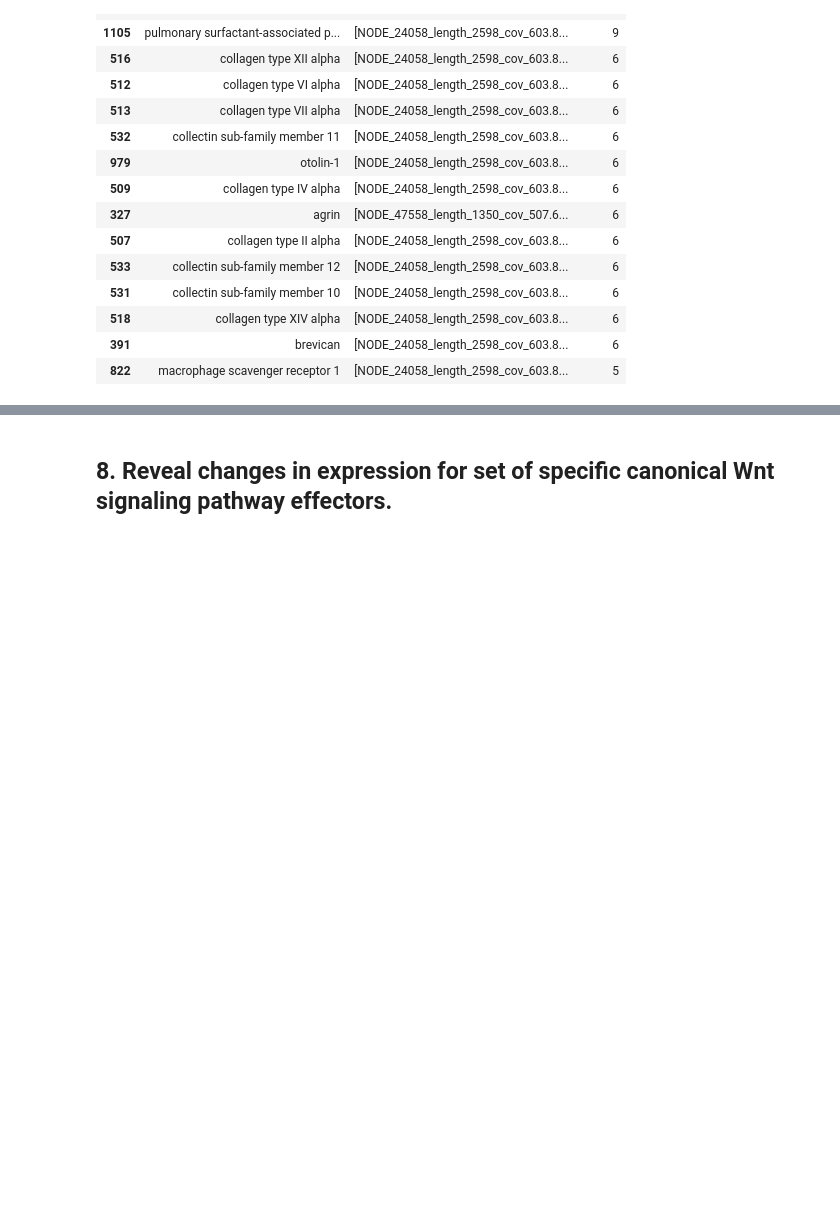
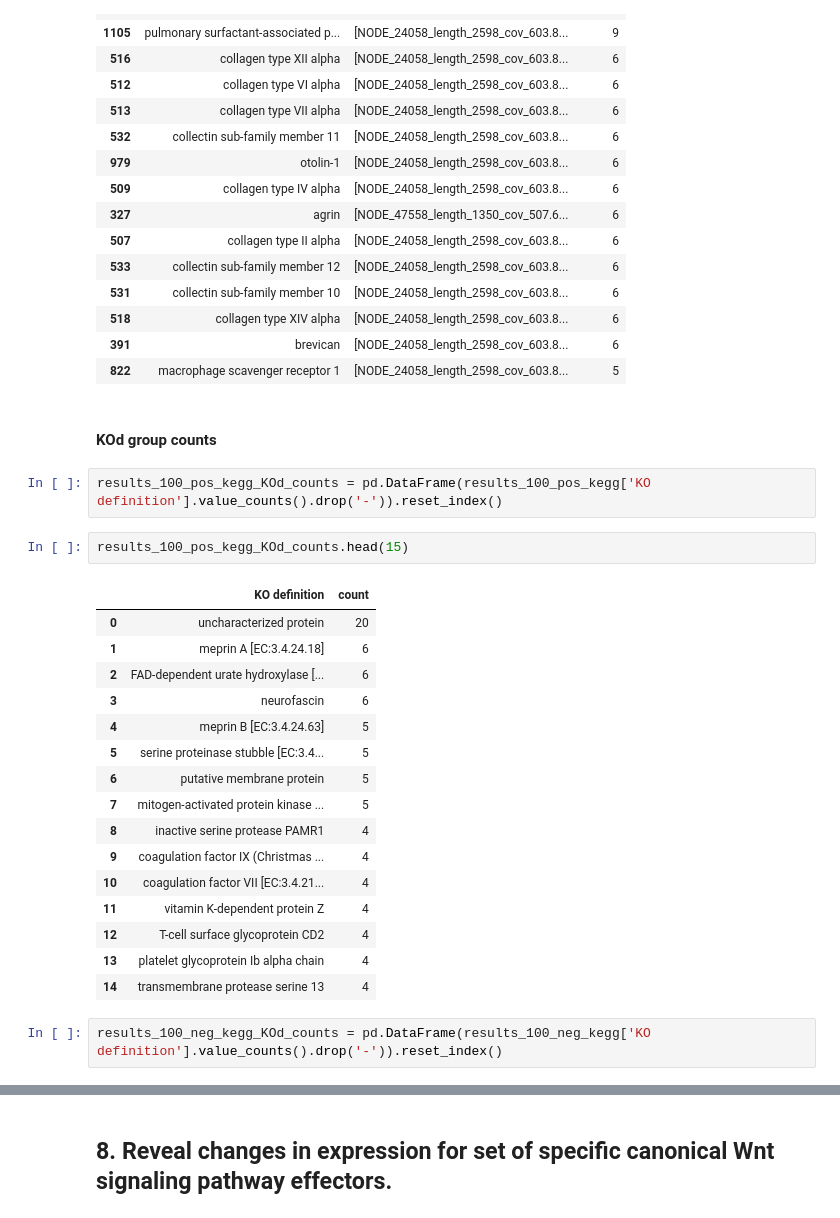
Before and after one commit to angrygeese/DynamenaProject_BI2023-24, a Jupyter notebook: code/Lab_journal_stas_project.ipynb, the cells around one changed output, grey strips where cells are left out. Saved outputs shown, nothing was run; the diff lists cells and outputs as text; blank space fills up the shorter version.

```diff
--- a/code/Lab_journal_stas_project.ipynb
+++ b/code/Lab_journal_stas_project.ipynb
@@ -989,3 +1093,28 @@ results_100_neg_kegg_group.head(15)
 | 518 | collagen type XIV alpha | [NODE_24058_length_2598_cov_603.8... | 6 |
 | 391 | brevican | [NODE_24058_length_2598_cov_603.8... | 6 |
 | 822 | macrophage scavenger receptor 1 | [NODE_24058_length_2598_cov_603.8... | 5 |
+# %% [markdown]
+#### KOd group counts
+# %%
+results_100_pos_kegg_KOd_counts = pd.DataFrame(results_100_pos_kegg['KO definition'].value_counts().drop('-')).reset_index()
+# %%
+results_100_pos_kegg_KOd_counts.head(15)
+# %% [output]
+|  | KO definition | count |
+| 0 | uncharacterized protein | 20 |
+| 1 | meprin A [EC:3.4.24.18] | 6 |
+| 2 | FAD-dependent urate hydroxylase [... | 6 |
+| 3 | neurofascin | 6 |
+| 4 | meprin B [EC:3.4.24.63] | 5 |
+| 5 | serine proteinase stubble [EC:3.4... | 5 |
+| 6 | putative membrane protein | 5 |
+| 7 | mitogen-activated protein kinase ... | 5 |
+| 8 | inactive serine protease PAMR1 | 4 |
+| 9 | coagulation factor IX (Christmas ... | 4 |
+| 10 | coagulation factor VII [EC:3.4.21... | 4 |
+| 11 | vitamin K-dependent protein Z | 4 |
+| 12 | T-cell surface glycoprotein CD2 | 4 |
+| 13 | platelet glycoprotein Ib alpha chain | 4 |
+| 14 | transmembrane protease serine 13 | 4 |
+# %%
+results_100_neg_kegg_KOd_counts = pd.DataFrame(results_100_neg_kegg['KO definition'].value_counts().drop('-')).reset_index()
```
Also changed, not shown: parts of 56 cells of this notebook, 5 other files.
